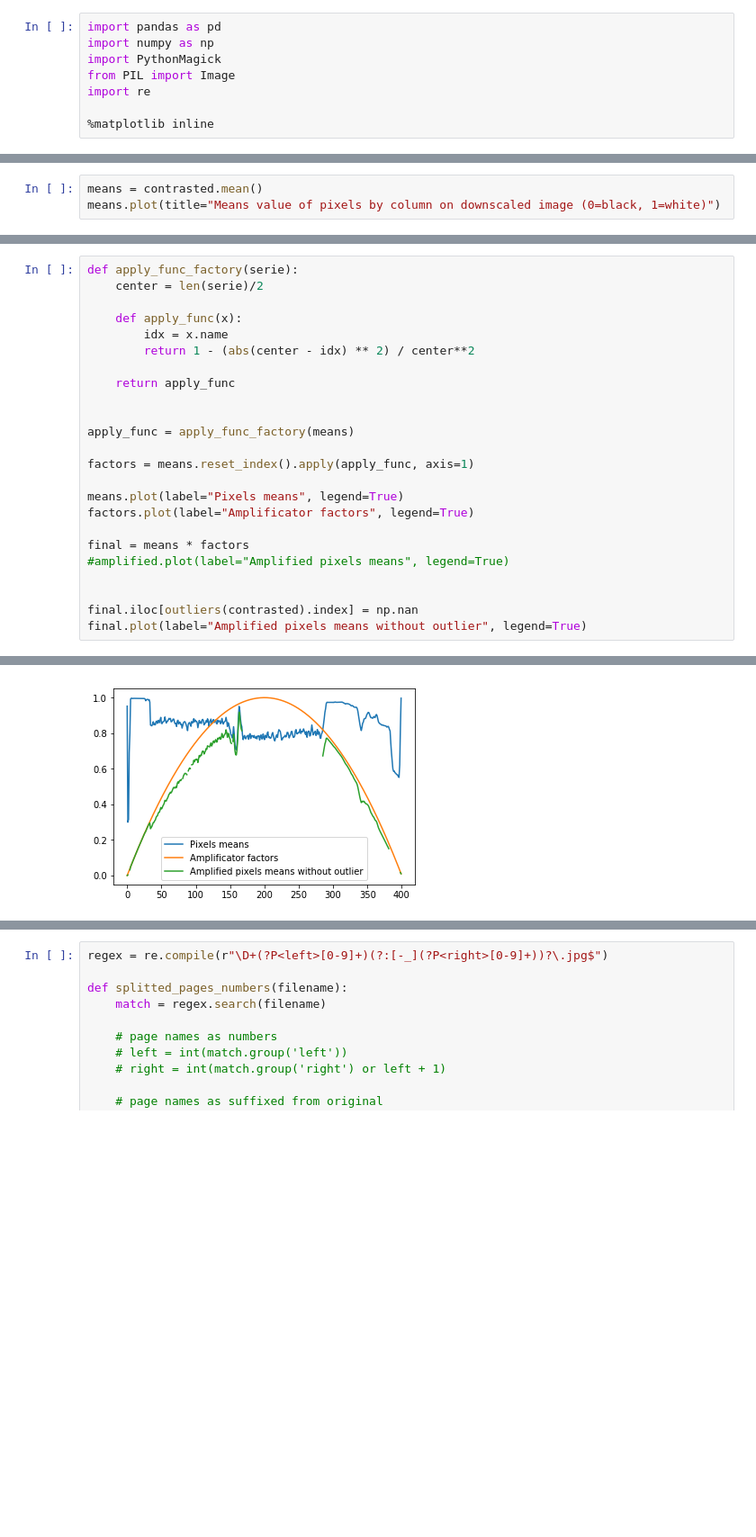
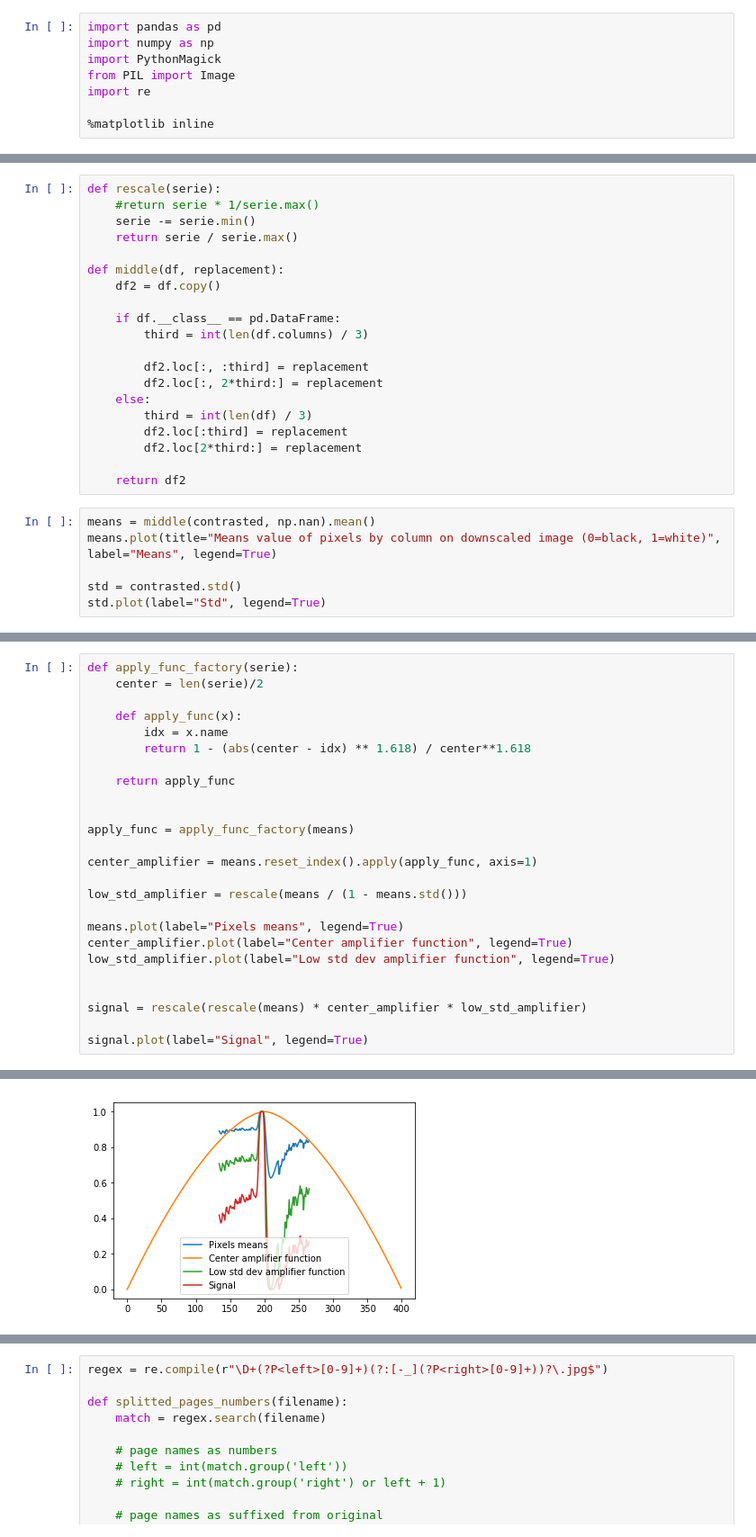
Before and after one commit to colinux/split-double-pages, a Jupyter notebook: notebooks/split_pages.ipynb, the cells around one changed output, grey strips where cells are left out. Shown at 90% size. Drawn from its saved outputs; the diff is of its cells as text; blank space fills up the shorter version.

```diff
--- a/notebooks/split_pages.ipynb
+++ b/notebooks/split_pages.ipynb
@@ -48,7 +48,30 @@ Shape of matrix is 283x400
 | max | 1.000000 | 1.000000 | 1.000000 | 1.000000 | 1.000000 | 1.000000 | 1.000000 | 1.000000 | 1.000000 | 1.000000 | ... | ... |
 8 rows × 400 columns
+# %%
+def rescale(serie):
+    #return serie * 1/serie.max()
+    serie -= serie.min()
+    return serie / serie.max()
+
+def middle(df, replacement):
+    df2 = df.copy()
+
+    if df.__class__ == pd.DataFrame:
+        third = int(len(df.columns) / 3)
+
+        df2.loc[:, :third] = replacement
+        df2.loc[:, 2*third:] = replacement
+    else:
+        third = int(len(df) / 3)
+        df2.loc[:third] = replacement
+        df2.loc[2*third:] = replacement
+
+    return df2
 # %%
-means = contrasted.mean()
-means.plot(title="Means value of pixels by column on downscaled image (0=black, 1=white)")
+means = middle(contrasted, np.nan).mean()
+means.plot(title="Means value of pixels by column on downscaled image (0=black, 1=white)", label="Means", legend=True)
+
+std = contrasted.std()
+std.plot(label="Std", legend=True)
 # %% [output]
 <matplotlib.axes._subplots.AxesSubplot at 0x...>
@@ -73,22 +84,23 @@ def apply_func_factory(serie):
 
     def apply_func(x):
         idx = x.name
-        return 1 - (abs(center - idx) ** 2) / center**2
+        return 1 - (abs(center - idx) ** 1.618) / center**1.618
 
     return apply_func
 
 
 apply_func = apply_func_factory(means)
 
-factors = means.reset_index().apply(apply_func, axis=1)
+center_amplifier = means.reset_index().apply(apply_func, axis=1)
+
+low_std_amplifier = rescale(means / (1 - means.std()))
 
 means.plot(label="Pixels means", legend=True)
-factors.plot(label="Amplificator factors", legend=True)
-
-final = means * factors
-#amplified.plot(label="Amplified pixels means", legend=True)
+center_amplifier.plot(label="Center amplifier function", legend=True)
+low_std_amplifier.plot(label="Low std dev amplifier function", legend=True)
 
 
-final.iloc[outliers(contrasted).index] = np.nan
-final.plot(label="Amplified pixels means without outlier", legend=True)
+signal = rescale(rescale(means) * center_amplifier * low_std_amplifier)
+
+signal.plot(label="Signal", legend=True)
 # %% [output]
@@ -97,2 +108,2 @@ Outliers are std > 0.259642
-[figure, old version]
+[figure, new version]
 # %%
```
Also changed, not shown: parts of 15 cells of this notebook, 3 other files.
